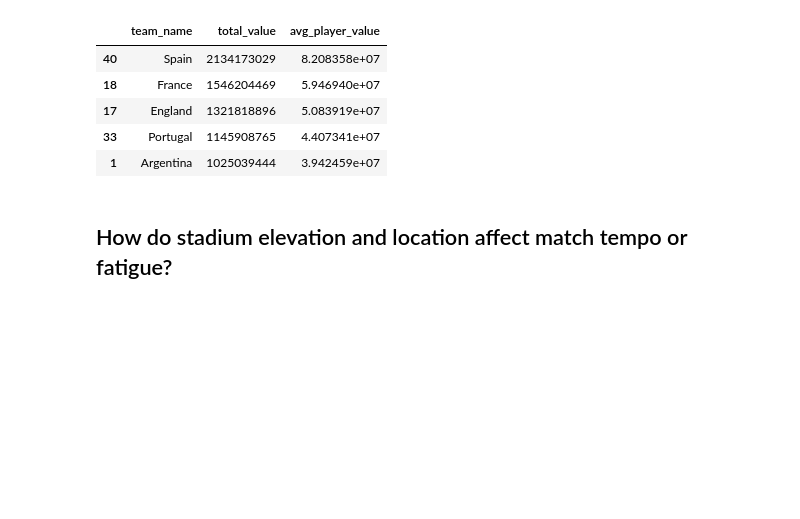
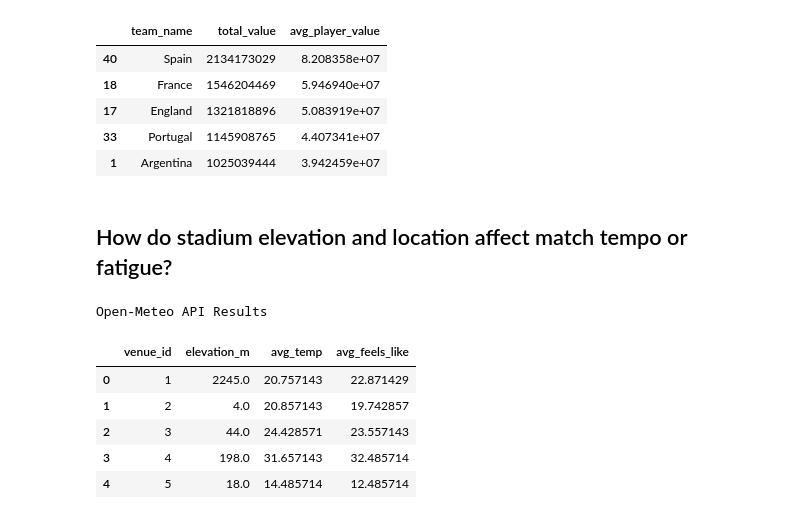
Before and after one commit to quantwothree/making-sense-of-FIFA, a Jupyter notebook: FIFA.ipynb, the cells around one changed output. Drawn from its saved outputs; the diff is of its cells as text; code cells hidden in the pictures; blank space fills up the shorter version.

```diff
--- a/FIFA.ipynb
+++ b/FIFA.ipynb
@@ -364,3 +364,51 @@ Market Valuation
 | 1 | Argentina | 1025039444 | 3.942459e+07 |
 # %% [markdown]
 ## How do stadium elevation and location affect match tempo or fatigue? ##
+# %%
+import requests
+
+weather_records = []
+
+# get elevation and typical tournament weather for each stadium
+for index, venue in df_venues_cleaned.iterrows():
+    lat = venue['latitude']
+    lon = venue['longitude']
+    venue_id = venue['venue_id']
+
+    # pulling elevation and forecast/daily temperatures from Open Meteo API
+    url = f"https://api.open-meteo.com/v1/forecast?latitude={lat}&longitude={lon}&daily=temperature_2m_max,apparent_temperature_max&timezone=auto"
+
+    response = requests.get(url)
+    data = response.json()
+
+    # extract elevation from the API
+    api_elevation = data.get('elevation')
+
+    # extract average daily max and feels-like temperature
+    daily_temps = data['daily']['temperature_2m_max']
+    daily_feels_like = data['daily']['apparent_temperature_max']
+
+    avg_temp = sum(daily_temps) / len(daily_temps)
+    avg_feels_like = sum(daily_feels_like) / len(daily_feels_like)
+
+    # store in records list
+    weather_records.append({
+        'venue_id': venue_id,
+        'elevation_m': api_elevation,
+        'avg_temp': avg_temp,
+        'avg_feels_like': avg_feels_like
+    })
+
+# convert the API data to a dataframe
+df_open_meteo = pd.DataFrame(weather_records)
+
+print("Open-Meteo API Results")
+display(df_open_meteo.head())
+# %% [output]
+Open-Meteo API Results
+|  | venue_id | elevation_m | avg_temp | avg_feels_like |
+| 0 | 1 | 2245.0 | 20.757143 | 22.871429 |
+| 1 | 2 | 4.0 | 20.857143 | 19.742857 |
+| 2 | 3 | 44.0 | 24.428571 | 23.557143 |
+| 3 | 4 | 198.0 | 31.657143 | 32.485714 |
+| 4 | 5 | 18.0 | 14.485714 | 12.485714 |
```
Also changed, not shown: parts of 4 cells of this notebook.
